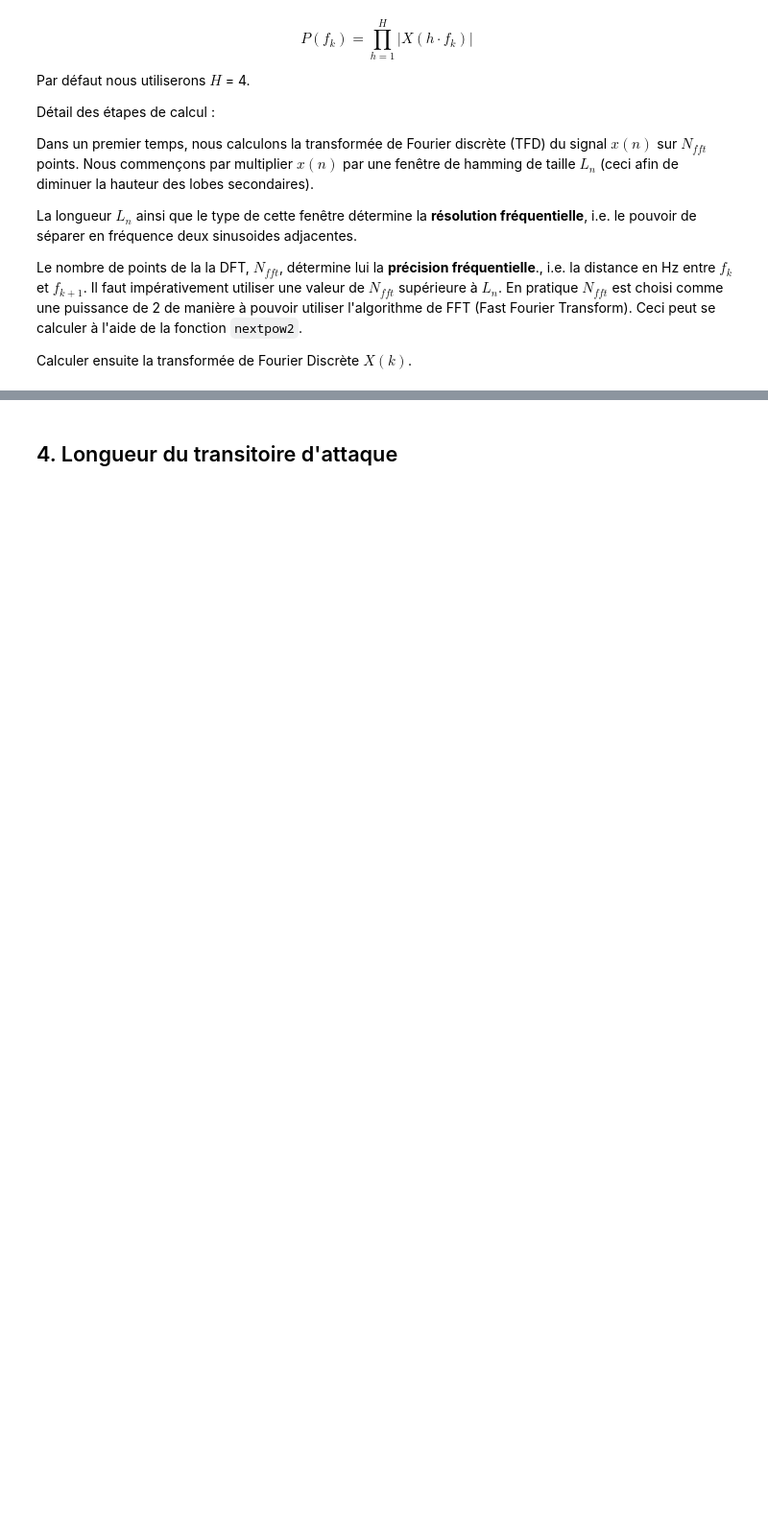
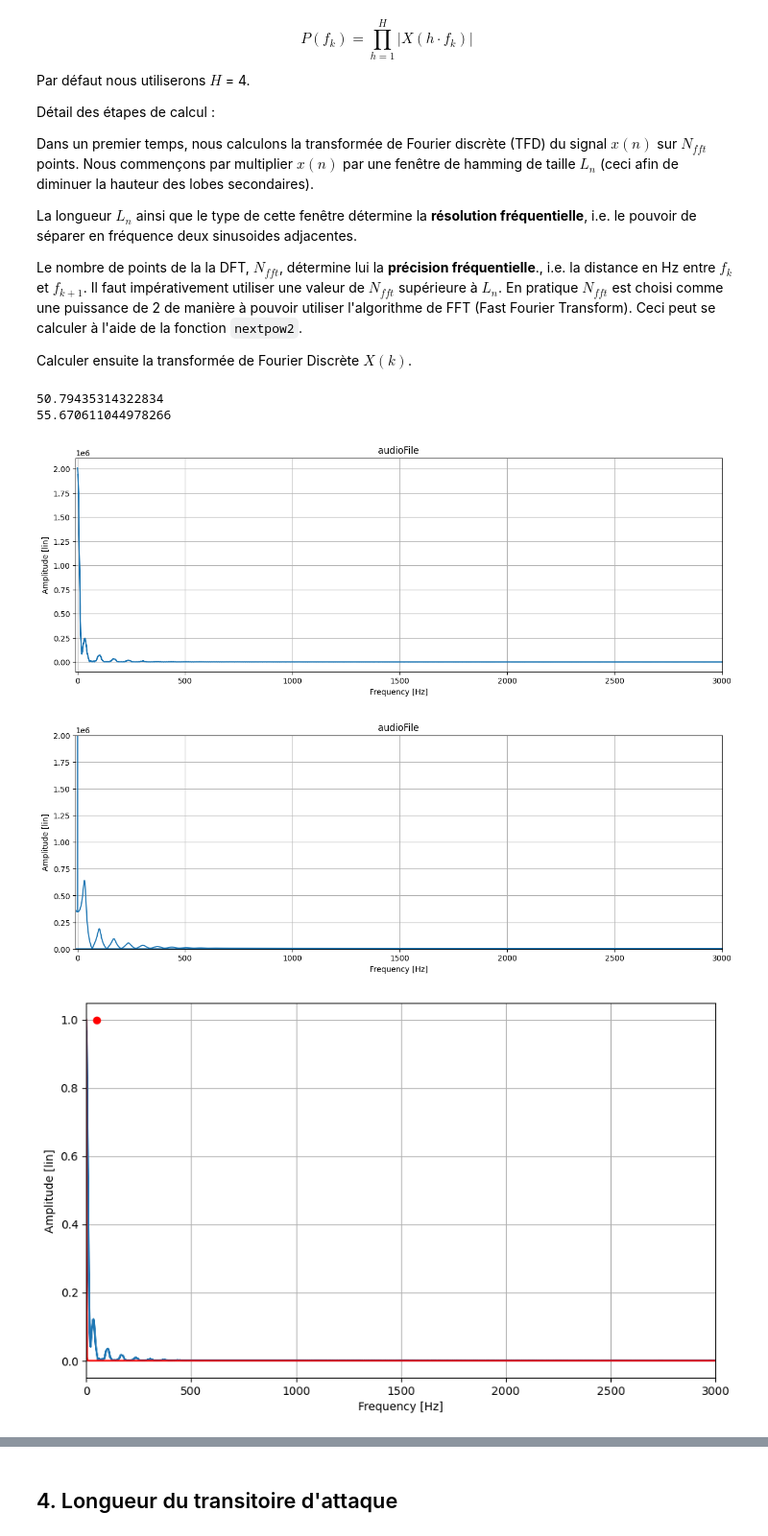
Before and after one commit to BaptisteHi/PAM-Virtual-Instrument, a Jupyter notebook: descripteurs.ipynb, the cells around one changed output, grey strips where cells are left out. Shown at 96% size. Cells and saved outputs as stored; diff of their text form; code cells hidden in the pictures; blank space fills up the shorter version.

```diff
--- a/descripteurs.ipynb
+++ b/descripteurs.ipynb
@@ -182,8 +537,3 @@ class Classifier_son:
 **Question : est-ce qu'on obtient le même $\epsilon_1$ pour le violon ?
 # %% [markdown]
 ## 2. Régime d'oscillation
-# %%
-dur = 4
-clarinette.params_controle_musicien(0.7,0.6)
-_, _, P, _, _ = clarinette.execution(dur, delta_t)
-fs = 1/delta_t
@@ -397,6 +741,8 @@ Il faut impérativement utiliser une valeur de $N_{fft}$ supérieure à $L_n$. E
 Calculer ensuite la transformée de Fourier Discrète $X(k)$.
 # %%
 # Test du code sur des signaux de pression
+
+fs = 1/delta_t
 
 def F_plot1(x_v, y_v, labelX, labelY):
     plt.plot(x_v, y_v)
@@ -436,7 +782,7 @@ def F_getSpectreFromAudio(x, L_n, Nfft, sr_hz, audioname):
     # +++++++++++++++++++++++++++++++
     plt.figure(figsize=(15, 5))
     F_plot1(fftFreq_hz_v, fftAmpl_v, 'Frequency [Hz]', 'Amplitude [lin]')
-    plt.xlim((0,3000))
+    plt.xlim((-10,3000))
     plt.title(audioname)
     # +++++++++++++++++++++++++++++++
 
@@ -453,6 +799,14 @@ L_n = int(L_sec*fs)
 Nfft = 4*nextpow2(L_n)
 
 fftFreq_hz_v, fftAmpl_v = F_getSpectreFromAudio(P, L_n, Nfft, fs, "audioFile")
+
+spec_P = np.fft.fft(P, n = 5*Nfft)
+freq = np.fft.fftfreq(5*Nfft)
+plt.figure(figsize=(15, 5))
+F_plot1(freq*fs, np.abs(spec_P), 'Frequency [Hz]', 'Amplitude [lin]')
+plt.xlim((-10,3000))
+plt.ylim((-10, 2e6))
+plt.title("audioFile")
 
 def F_getF0FromSpectre(fftFreq_hz_v, fftAmpl_v, H, fmin_hz, fmax_hz, Nfft, sr_hz, display = True):
     """
@@ -467,30 +821,39 @@ def F_getF0FromSpectre(fftFreq_hz_v, fftAmpl_v, H, fmin_hz, fmax_hz, Nfft, sr_hz
     outputs:
         - spFreq_hz_v: vector containing the SpectralProduct frequencies in Hz
         - spAmpl_v: vector containing the SpectralProduct amplitudes
         - f0_hz: estimated F0 in Hz
     """
 
     if do_student:
         R = int(Nfft/(2*H) + 1)
         spAmpl_v = np.ones(R)
         spFreq_hz_v = fftFreq_hz_v[:R]
         for h in range(H) :
           X = fftAmpl_v[::h+1]
           spAmpl_v = spAmpl_v*X[:R]
         Nmin = int(fmin_hz*Nfft/sr_hz)
         Nmax = min(R,int(fmax_hz*Nfft/sr_hz))
         i_max = np.argmax(spAmpl_v[Nmin:Nmax]) + Nmin
         f0_hz = spFreq_hz_v[i_max]
 
     # +++++++++++++++++++++++++++++++
     if display :
         plt.figure(figsize=(10,6))
         F_plot1(fftFreq_hz_v, fftAmpl_v/np.max(fftAmpl_v), 'Frequency [Hz]', 'Amplitude [lin]')
         plt.plot(spFreq_hz_v, spAmpl_v/np.max(spAmpl_v), 'r')
         plt.xlim((0,3000))
         plt.plot(f0_hz, 1, 'ro')
     # +++++++++++++++++++++++++++++++
 
     return spFreq_hz_v, spAmpl_v, f0_hz
 
 spFreq_hz_v, spAmpl_v, f0_hz = F_getF0FromSpectre(fftFreq_hz_v, fftAmpl_v, 4, 50, 900, Nfft, fs)
+print(f0_hz)
+spFreq_hz_v, spAmpl_v, f0_hz = F_getF0FromSpectre(freq*fs, np.abs(spec_P), 4, 50, 900, 5*Nfft, fs)
+print(f0_hz)
+# %% [output]
+50.79435314322834
+55.670611044978266
+[figure, added]
+[figure, added]
+[figure, added]
```
Also changed, not shown: parts of 12 cells of this notebook.
